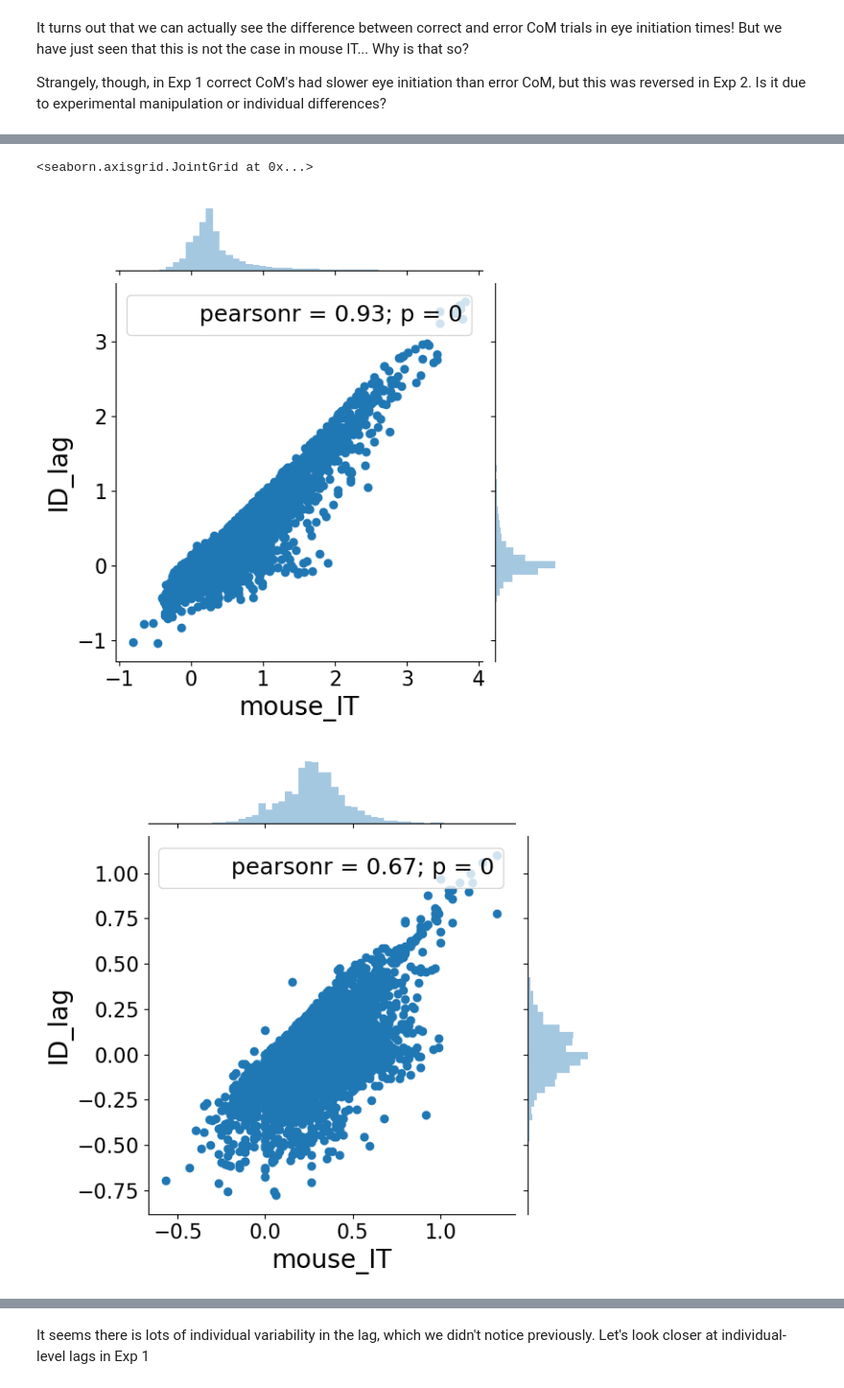
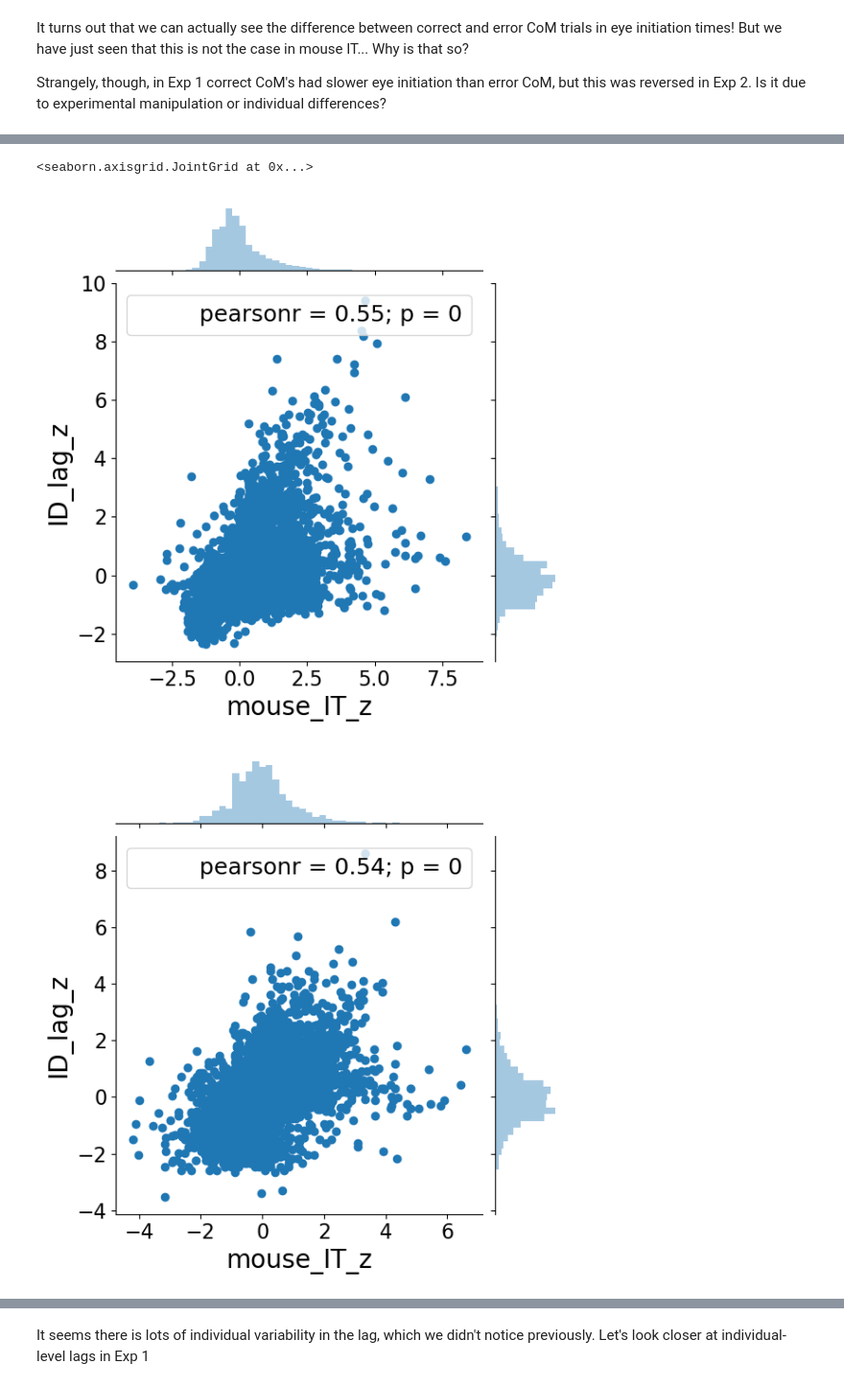
Before and after one commit to cherepaha/eyehandrdk, a Jupyter notebook: initiation_times.ipynb, the cells around one changed output, grey strips where cells are left out. Shown at 96% size. Saved outputs shown, nothing was run; the diff lists cells and outputs as text; code cells hidden in the pictures.

```diff
--- a/initiation_times.ipynb
+++ b/initiation_times.ipynb
@@ -50,9 +50,6 @@ dr = data_reader.DataReader()
 exp_1, exp_2 = 'exp_1', 'exp_2'
 choices_1, dynamics_1, stim_viewing_1 = dr.get_data(path='../../data/HEM_%s/processed/' % (exp_1), stim_viewing=True)
 choices_2, dynamics_2, stim_viewing_2 = dr.get_data(path='../../data/HEM_%s/processed/' % (exp_2), stim_viewing=True)
-
-choices_1['ID_lag'] = choices_1.mouse_IT - choices_1.eye_IT
-choices_2['ID_lag'] = choices_2.mouse_IT - choices_2.eye_IT
 # %% [markdown]
 We have to drop infinite eye initation times. This happens when eye does not move from the center of the screen (or one of the response areas) throughout the trial.
 # %%
@@ -199,8 +222,11 @@ Interestingly, ID lag is highly correlated with mouse IT in Exp 1
+# %%
+choices_1['ID_lag_z'] = choices_1.eye_IT.groupby(level='subj_id').apply(lambda c: (c-np.nanmean(c))/np.nanstd(c))
+choices_2['ID_lag_z'] = choices_2.eye_IT.groupby(level='subj_id').apply(lambda c: (c-np.nanmean(c))/np.nanstd(c))
 # %%
-sns.jointplot(data=choices_1, x='mouse_IT', y='ID_lag')
-sns.jointplot(data=choices_2, x='mouse_IT', y='ID_lag')
+sns.jointplot(data=choices_1, x='mouse_IT_z', y='ID_lag_z')
+sns.jointplot(data=choices_2, x='mouse_IT_z', y='ID_lag_z')
 # %% [output]
 <seaborn.axisgrid.JointGrid at 0x...>
-[figure, old version]
+[figure, new version]
-[figure, old version]
+[figure, new version]
 # %% [markdown]
```
Also changed, not shown: parts of 24 cells of this notebook, 3 other files.
